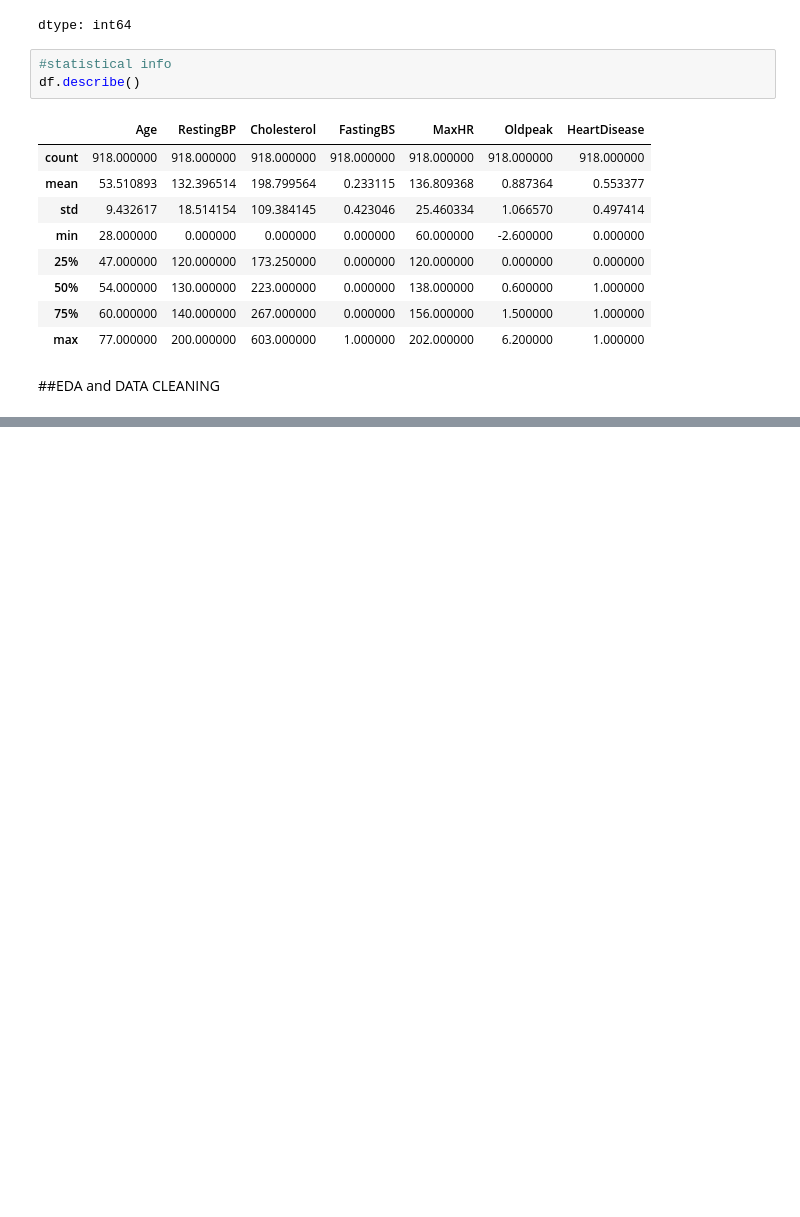
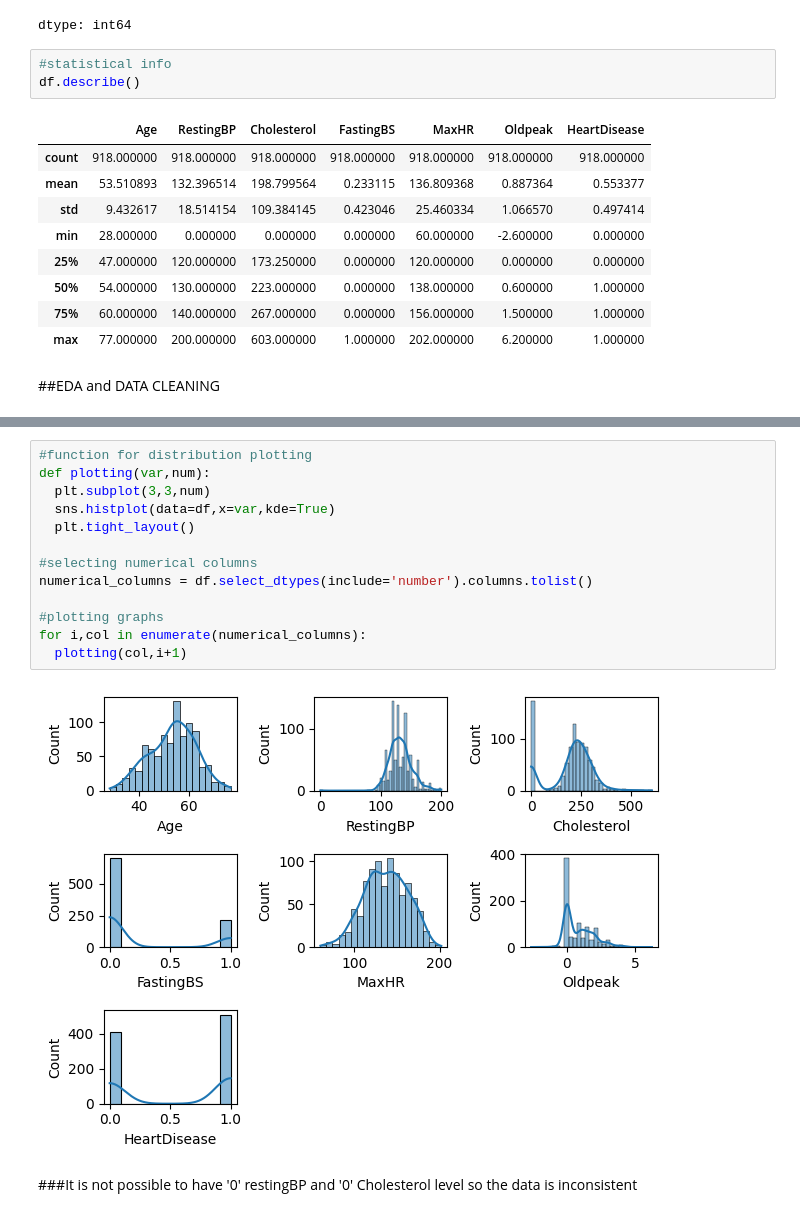
Before and after one commit to anujott-codes/heart-disease-prediction, a Jupyter notebook: heart_disease.ipynb, the cells around one changed output, grey strips where cells are left out. Saved outputs shown, nothing was run; the diff lists cells and outputs as text; blank space fills up the shorter version.

```diff
--- a/heart_disease.ipynb
+++ b/heart_disease.ipynb
@@ -97,0 +109,17 @@ df.describe()
+# %%
+#function for distribution plotting
+def plotting(var,num):
+  plt.subplot(3,3,num)
+  sns.histplot(data=df,x=var,kde=True)
+  plt.tight_layout()
+
+#selecting numerical columns
+numerical_columns = df.select_dtypes(include='number').columns.tolist()
+
+#plotting graphs
+for i,col in enumerate(numerical_columns):
+  plotting(col,i+1)
+# %% [output]
+[figure, added]
+# %% [markdown]
+###It is not possible to have '0' restingBP and '0' Cholesterol level so the data is inconsistent
```
Also changed, not shown: parts of 4 cells of this notebook.
